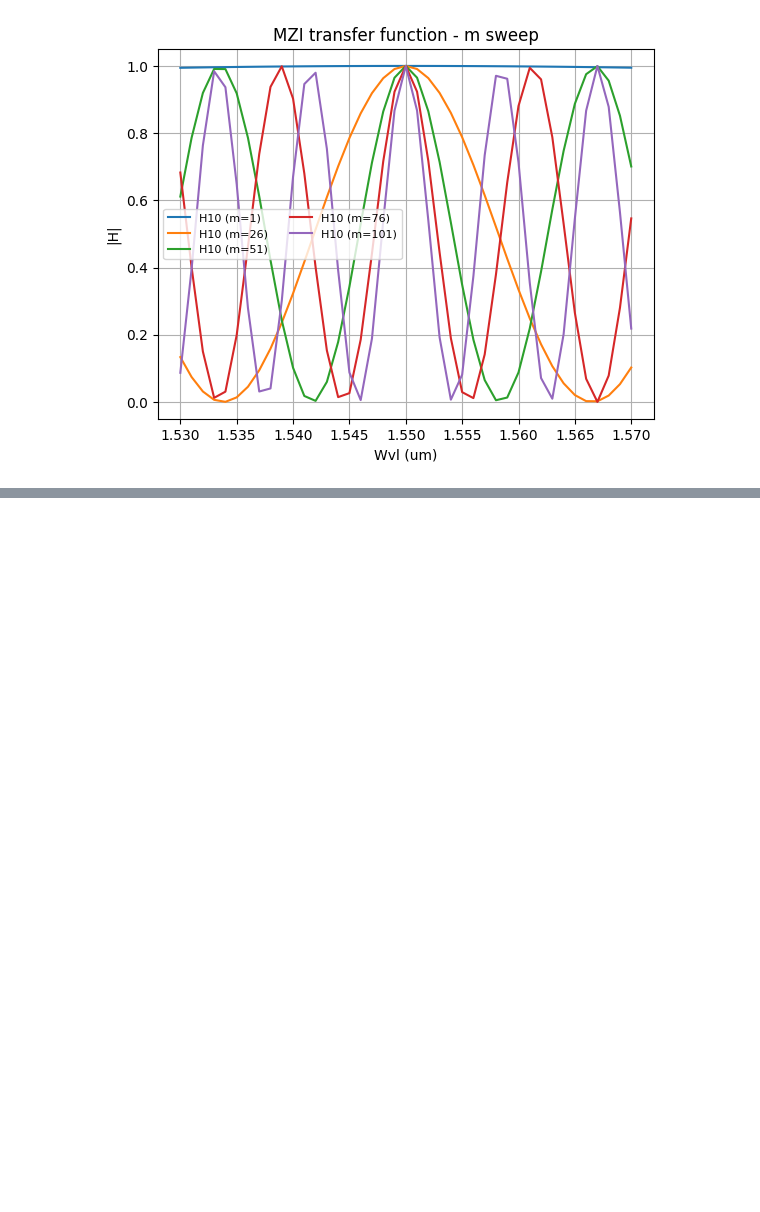
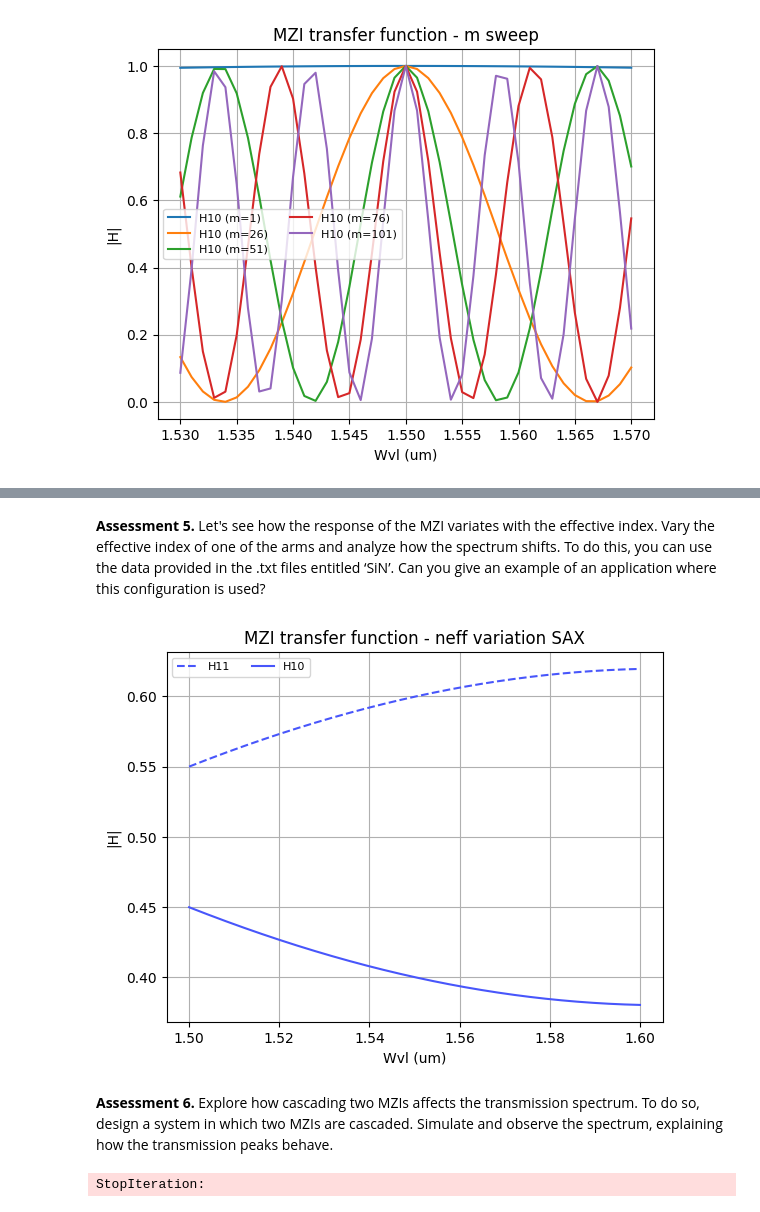
Before and after one commit to mromgar1/pic-upv-lab3, a Jupyter notebook: 30_INTERFEROMETERS_v2025_STUDENTS_UPDATE2.ipynb, the cells around one changed output, grey strips where cells are left out. Drawn from its saved outputs; the diff is of its cells as text; code cells hidden in the pictures; blank space fills up the shorter version.

```diff
--- a/30_INTERFEROMETERS_v2025_STUDENTS_UPDATE2.ipynb
+++ b/30_INTERFEROMETERS_v2025_STUDENTS_UPDATE2.ipynb
@@ -749,0 +784,50 @@ for m in np.arange(1, 125, 25):
+# %% [markdown]
+**Assessment 5.** Let's see how the response of the MZI variates with the effective index. Vary the effective index of one of the arms and analyze how the spectrum shifts. To do this, you can use the data provided in the .txt files entitled ‘SiN’.
+Can you give an example of an application where this configuration is used?
+# %%
+## SiN cross-section ##
+SiN_clad = np.loadtxt('SiN-h300nm-w1000nm-Cladding.txt', skiprows=1, delimiter='\t')
+#SiN_wat = np.loadtxt('SiN-h300nm-w1000nm-Water.txt', skiprows=1, delimiter='\t')
+SiN_air = np.loadtxt('SiN-h300nm-w1000nm-Air.txt', skiprows=1, delimiter='\t')
+
+wvl0 = SiN_clad[:, 0]
+neffu0 = SiN_clad[:, 3] #balanced configuration // (neff TE mode)
+#neffd0 = SiN_wat[:, 3] #balanced configuration // (neff TE mode)
+neffd0 = SiN_air[:, 3]
+
+interp_neffu = interp1d(wvl0, neffu0, kind='cubic')  # Cubic interpolation for smoothness
+interp_neffd = interp1d(wvl0, neffd0, kind='cubic')
+wvl = np.linspace(wvl0.min(), wvl0.max(), 1000)
+neffu = interp_neffu(wvl)
+neffd = interp_neffd(wvl)
+
+K_a = np.full(wvl.shape, 0.5)
+K_b = np.full(wvl.shape, 0.5)
+
+Lu = 25
+Ld = 25
+
+mzi_test = mzi(wl=wvl,
+            coup_a={"coupling":K_a},
+            wvg_u={"wl":wvl, "neff":neffu, "length": Lu, "loss":alphau},
+            wvg_d={"wl":wvl, "neff":neffd, "length": Ld, "loss":alphad},
+            coup_b={"coupling":K_b},
+            )
+
+h11 = mzi_test["in1", "out1"]
+h10 = mzi_test["in1", "out0"]
+
+H11 = np.abs(h11)**2
+H10 = np.abs(h10)**2
+
+plt.plot(wvl, H11, linestyle = '--',color = color[1],  label = 'H11')
+plt.plot(wvl, H10, linestyle = '-', color = color[1],label = 'H10')
+plt.xlabel('Wvl (um)')
+plt.ylabel('|H|')
+plt.title('MZI transfer function - neff variation SAX')
+plt.legend(ncol=2, fontsize=8)
+plt.grid(True)
+# %% [output]
+[figure, added]
+# %% [markdown]
+**Assessment 6.** Explore how cascading two MZIs affects the transmission spectrum. To do so, design a system in which two MZIs are cascaded. Simulate and observe the spectrum, explaining how the transmission peaks behave.
@@ -749,0 +892,24 @@ for m in np.arange(1, 125, 25):
+# %%
+import sax
+cascada, info = sax.circuit(
+    netlist={
+        "instances": {
+
+            "mzi1": mzi,
+            "mzi2": mzi,
+        },
+        "connections": {
+
+            "mzi1, out0": "mzi2,in0",
+            "mzi1, out1": "mzi2,in1",
+        },
+        "ports": {
+            "in0": "mzi1,in0",
+            "in1": "mzi1,in1",
+            "out0": "mzi2,out0",
+            "out1": "mzi2,out1",
+        },
+    },
+)
+# %% [output]
+StopIteration:
```
Also changed, not shown: parts of 5 cells of this notebook.
